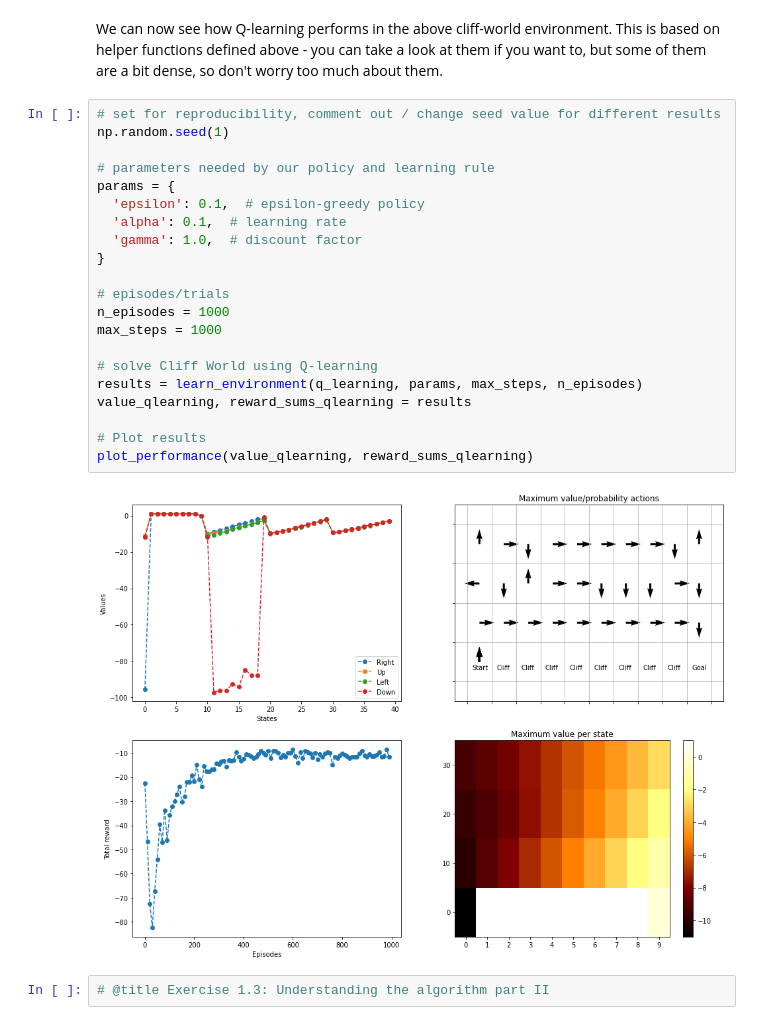
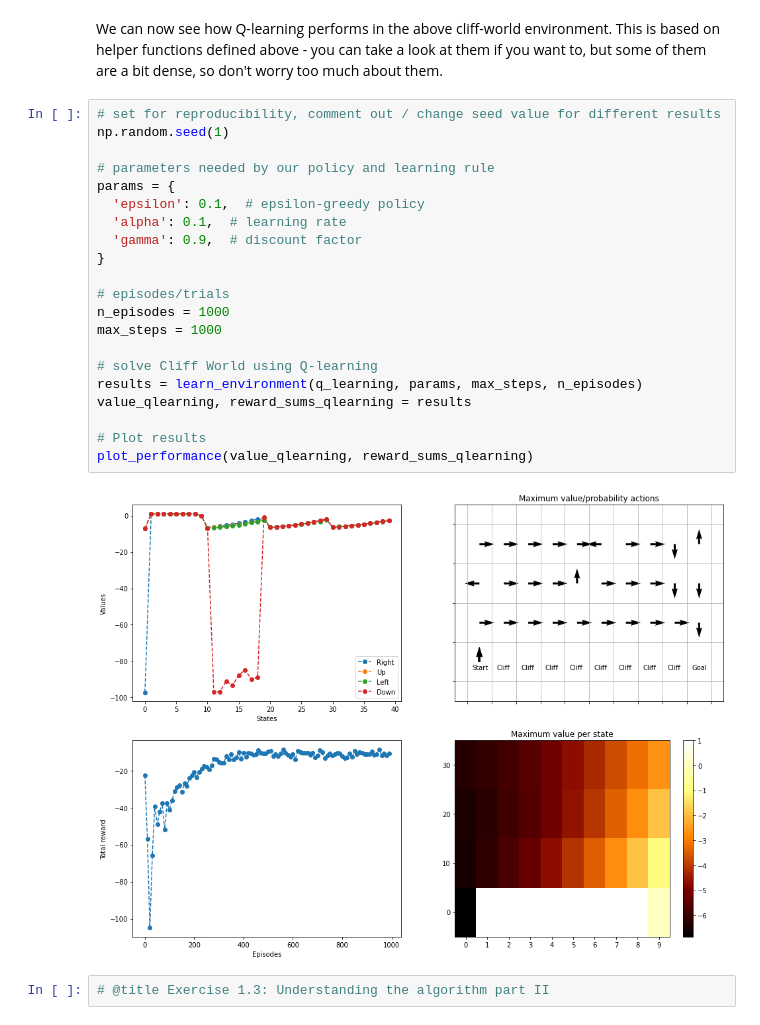
Before and after one commit to schwartenbeckph/RL-Course, a Jupyter notebook: 2022_06_28/Q_Learning.ipynb, the cells around one changed output. Cells and saved outputs as stored; diff of their text form.

```diff
--- a/2022_06_28/Q_Learning.ipynb
+++ b/2022_06_28/Q_Learning.ipynb
@@ -393,26 +393,26 @@ We can now see how Q-learning performs in the above cliff-world environment. Thi
 # %%
 # set for reproducibility, comment out / change seed value for different results
 np.random.seed(1)
 
 # parameters needed by our policy and learning rule
 params = {
   'epsilon': 0.1,  # epsilon-greedy policy
   'alpha': 0.1,  # learning rate
-  'gamma': 1.0,  # discount factor
+  'gamma': 0.9,  # discount factor
 }
 
 # episodes/trials
 n_episodes = 1000
 max_steps = 1000
 
 # solve Cliff World using Q-learning
 results = learn_environment(q_learning, params, max_steps, n_episodes)
 value_qlearning, reward_sums_qlearning = results
 
 # Plot results
 plot_performance(value_qlearning, reward_sums_qlearning)
 # %% [output]
-[figure, old version]
+[figure, new version]
 # %%
 # @title Exercise 1.3: Understanding the algorithm part II
 # %% [markdown]
```
Also changed, not shown: parts of 4 cells of this notebook, 2 other files.
